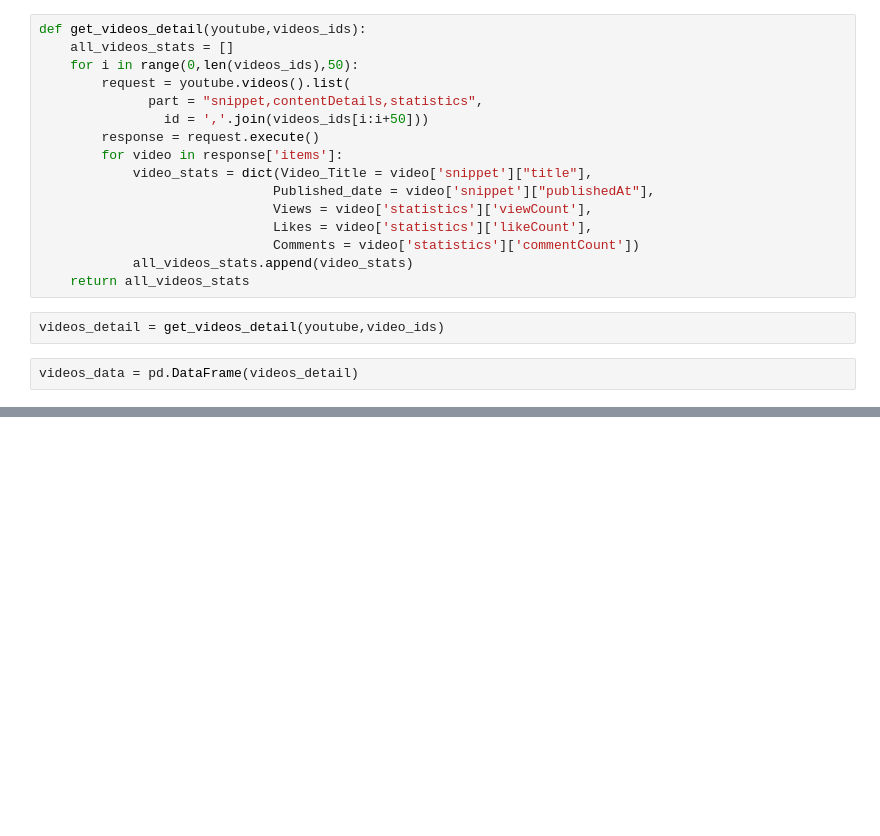
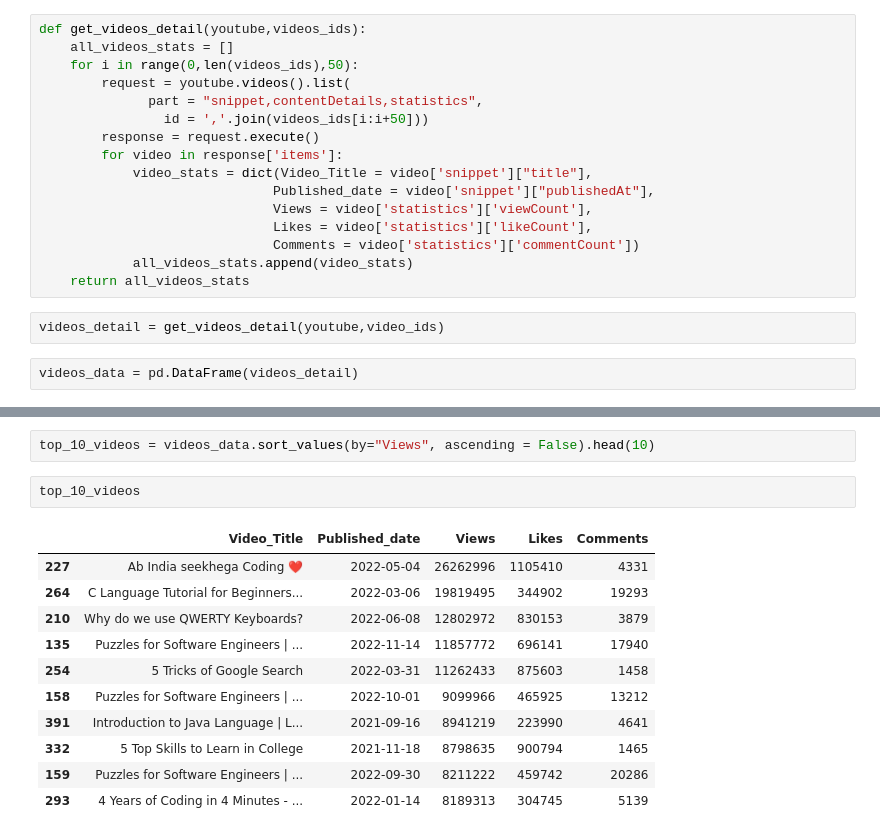
Before and after one commit to MDanialML/Youtube_channel_analysis, a Jupyter notebook: YT_analysis_project.ipynb, the cells around one changed output, grey strips where cells are left out. Saved outputs shown, nothing was run; the diff lists cells and outputs as text; blank space fills up the shorter version.

```diff
--- a/YT_analysis_project.ipynb
+++ b/YT_analysis_project.ipynb
@@ -116,0 +122,16 @@ videos_data
+# %%
+top_10_videos = videos_data.sort_values(by="Views", ascending = False).head(10)
+# %%
+top_10_videos
+# %% [output]
+|  | Video_Title | Published_date | Views | Likes | Comments |
+| 227 | Ab India seekhega Coding ❤️ | 2022-05-04 | 26262996 | 1105410 | 4331 |
+| 264 | C Language Tutorial for Beginners... | 2022-03-06 | 19819495 | 344902 | 19293 |
+| 210 | Why do we use QWERTY Keyboards? | 2022-06-08 | 12802972 | 830153 | 3879 |
+| 135 | Puzzles for Software Engineers | ... | 2022-11-14 | 11857772 | 696141 | 17940 |
+| 254 | 5 Tricks of Google Search | 2022-03-31 | 11262433 | 875603 | 1458 |
+| 158 | Puzzles for Software Engineers | ... | 2022-10-01 | 9099966 | 465925 | 13212 |
+| 391 | Introduction to Java Language | L... | 2021-09-16 | 8941219 | 223990 | 4641 |
+| 332 | 5 Top Skills to Learn in College | 2021-11-18 | 8798635 | 900794 | 1465 |
+| 159 | Puzzles for Software Engineers | ... | 2022-09-30 | 8211222 | 459742 | 20286 |
+| 293 | 4 Years of Coding in 4 Minutes - ... | 2022-01-14 | 8189313 | 304745 | 5139 |
```
Also changed, not shown: parts of 15 cells of this notebook, 3 other files.
